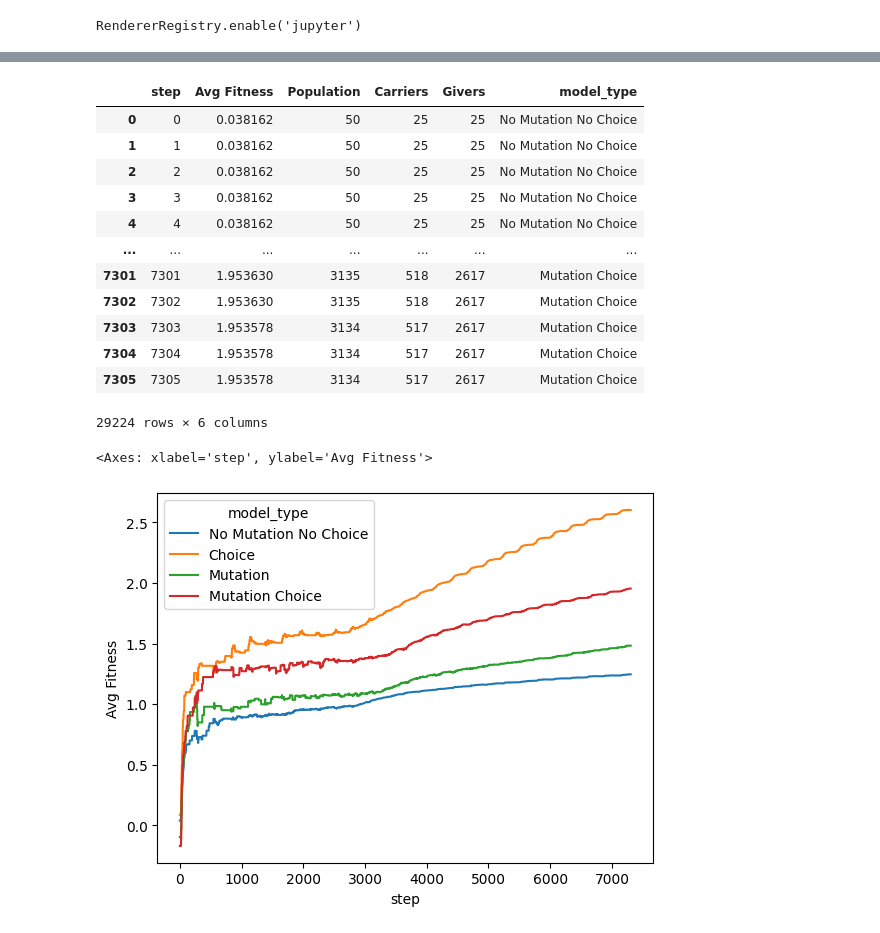
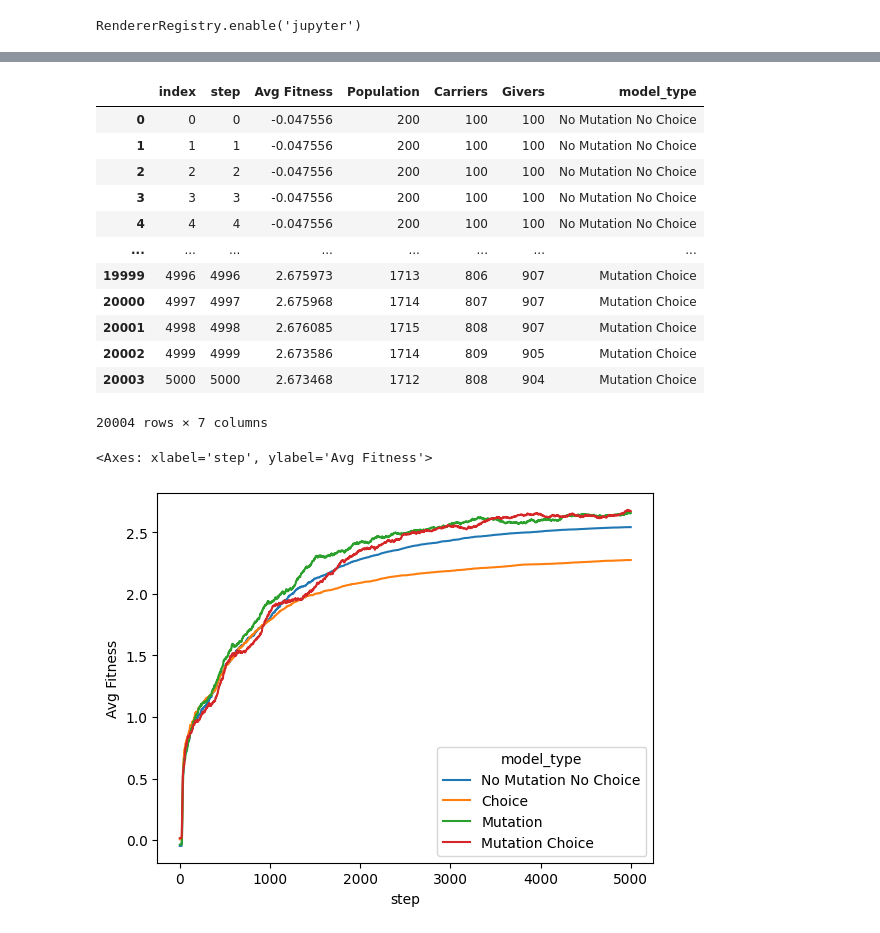
Before and after one commit to bytang/reproductive-strategies, a Jupyter notebook: doodles.ipynb, the cells around one changed output, grey strips where cells are left out. Saved outputs shown, nothing was run; the diff lists cells and outputs as text; code cells hidden in the pictures.

```diff
--- a/doodles.ipynb
+++ b/doodles.ipynb
@@ -14,12 +14,12 @@ alt.renderers.enable("jupyter")
 # %% [output]
 RendererRegistry.enable('jupyter')
 # %%
-modelNone = Fitness(50, 20, 20, abundance=0.5, mutation=False, choosy=False)
-modelC = Fitness(50, 20, 20, abundance=0.5, mutation=False, choosy=True)
-modelM = Fitness(50, 20, 20, abundance=0.5, mutation=True, choosy=False)
-modelMC = Fitness(50, 20, 20, abundance=0.5, mutation=True, choosy=True)
+modelNone = Fitness(200, 20, 20, abundance=0.25, mutation=False, choosy=False)
+modelC = Fitness(200, 20, 20, abundance=0.25, mutation=False, choosy=True)
+modelM = Fitness(200, 20, 20, abundance=0.25, mutation=True, choosy=False)
+modelMC = Fitness(200, 20, 20, abundance=0.25, mutation=True, choosy=True)
 
-for _ in range(8000):
+for _ in range(10000):
     modelNone.step()
     modelC.step()
     modelM.step()
@@ -51,20 +72,20 @@ for i, model in enumerate(models):
 # %%
-model_data_full = pd.concat(models)
+model_data_full = pd.concat(models).reset_index()
 model_data_full
 # %% [output]
-|  | step | Avg Fitness | Population | Carriers | Givers | model_type |
-| 0 | 0 | 0.038162 | 50 | 25 | 25 | No Mutation No Choice |
-| 1 | 1 | 0.038162 | 50 | 25 | 25 | No Mutation No Choice |
-| 2 | 2 | 0.038162 | 50 | 25 | 25 | No Mutation No Choice |
-| 3 | 3 | 0.038162 | 50 | 25 | 25 | No Mutation No Choice |
-| 4 | 4 | 0.038162 | 50 | 25 | 25 | No Mutation No Choice |
-| ... | ... | ... | ... | ... | ... | ... |
-| 7301 | 7301 | 1.953630 | 3135 | 518 | 2617 | Mutation Choice |
-| 7302 | 7302 | 1.953630 | 3135 | 518 | 2617 | Mutation Choice |
-| 7303 | 7303 | 1.953578 | 3134 | 517 | 2617 | Mutation Choice |
-| 7304 | 7304 | 1.953578 | 3134 | 517 | 2617 | Mutation Choice |
-| 7305 | 7305 | 1.953578 | 3134 | 517 | 2617 | Mutation Choice |
+|  | index | step | Avg Fitness | Population | Carriers | Givers | model_type |
+| 0 | 0 | 0 | -0.047556 | 200 | 100 | 100 | No Mutation No Choice |
+| 1 | 1 | 1 | -0.047556 | 200 | 100 | 100 | No Mutation No Choice |
+| 2 | 2 | 2 | -0.047556 | 200 | 100 | 100 | No Mutation No Choice |
+| 3 | 3 | 3 | -0.047556 | 200 | 100 | 100 | No Mutation No Choice |
+| 4 | 4 | 4 | -0.047556 | 200 | 100 | 100 | No Mutation No Choice |
+| ... | ... | ... | ... | ... | ... | ... | ... |
+| 19999 | 4996 | 4996 | 2.675973 | 1713 | 806 | 907 | Mutation Choice |
+| 20000 | 4997 | 4997 | 2.675968 | 1714 | 807 | 907 | Mutation Choice |
+| 20001 | 4998 | 4998 | 2.676085 | 1715 | 808 | 907 | Mutation Choice |
+| 20002 | 4999 | 4999 | 2.673586 | 1714 | 809 | 905 | Mutation Choice |
+| 20003 | 5000 | 5000 | 2.673468 | 1712 | 808 | 904 | Mutation Choice |
-29224 rows × 6 columns
+20004 rows × 7 columns
 # %%
 sns.lineplot(
     data=model_data_full,
@@ -74,7 +95,7 @@ sns.lineplot(
 )
 # %% [output]
 <Axes: xlabel='step', ylabel='Avg Fitness'>
-[figure, old version]
+[figure, new version]
 # %%
 sns.lineplot(
     data=model_data_full,
```
Also changed, not shown: parts of 7 cells of this notebook.
